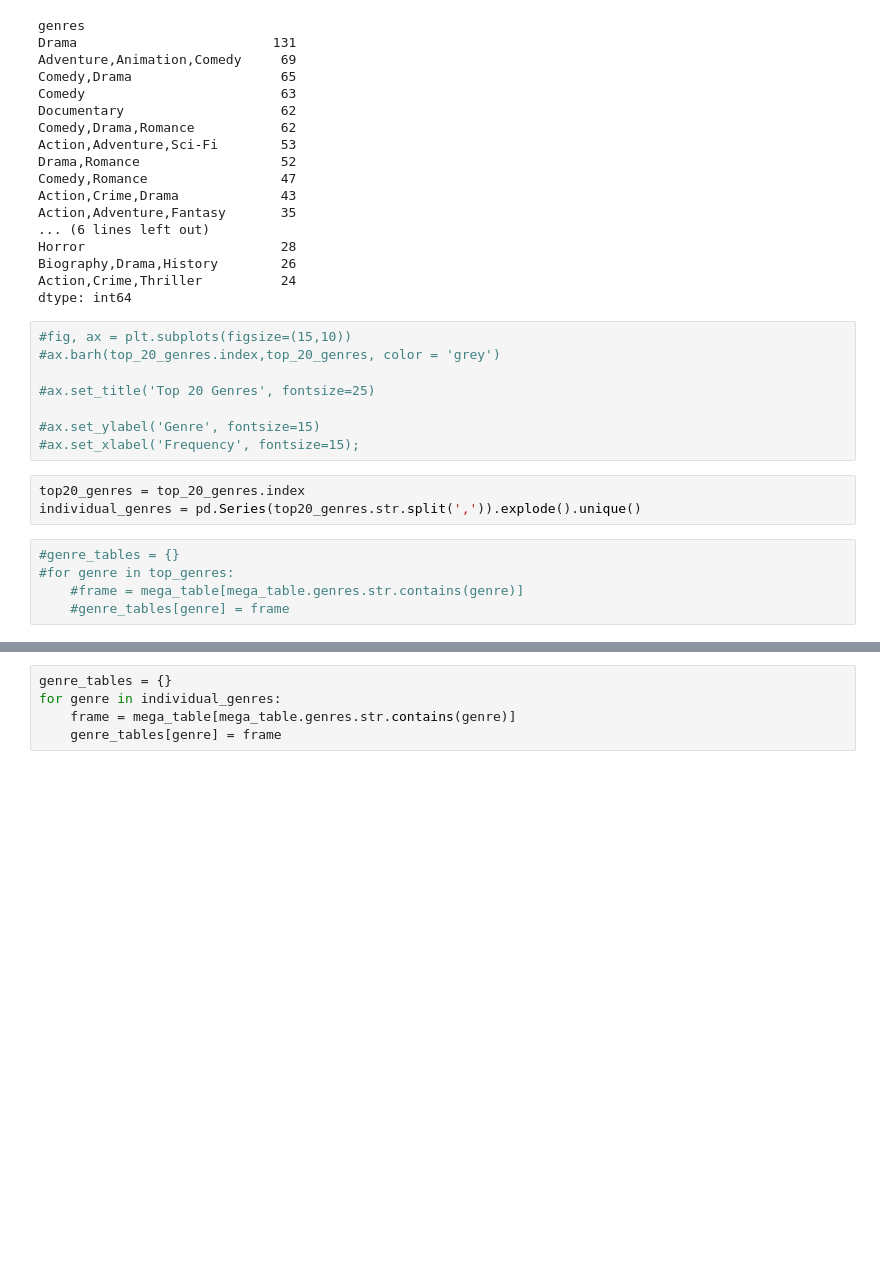
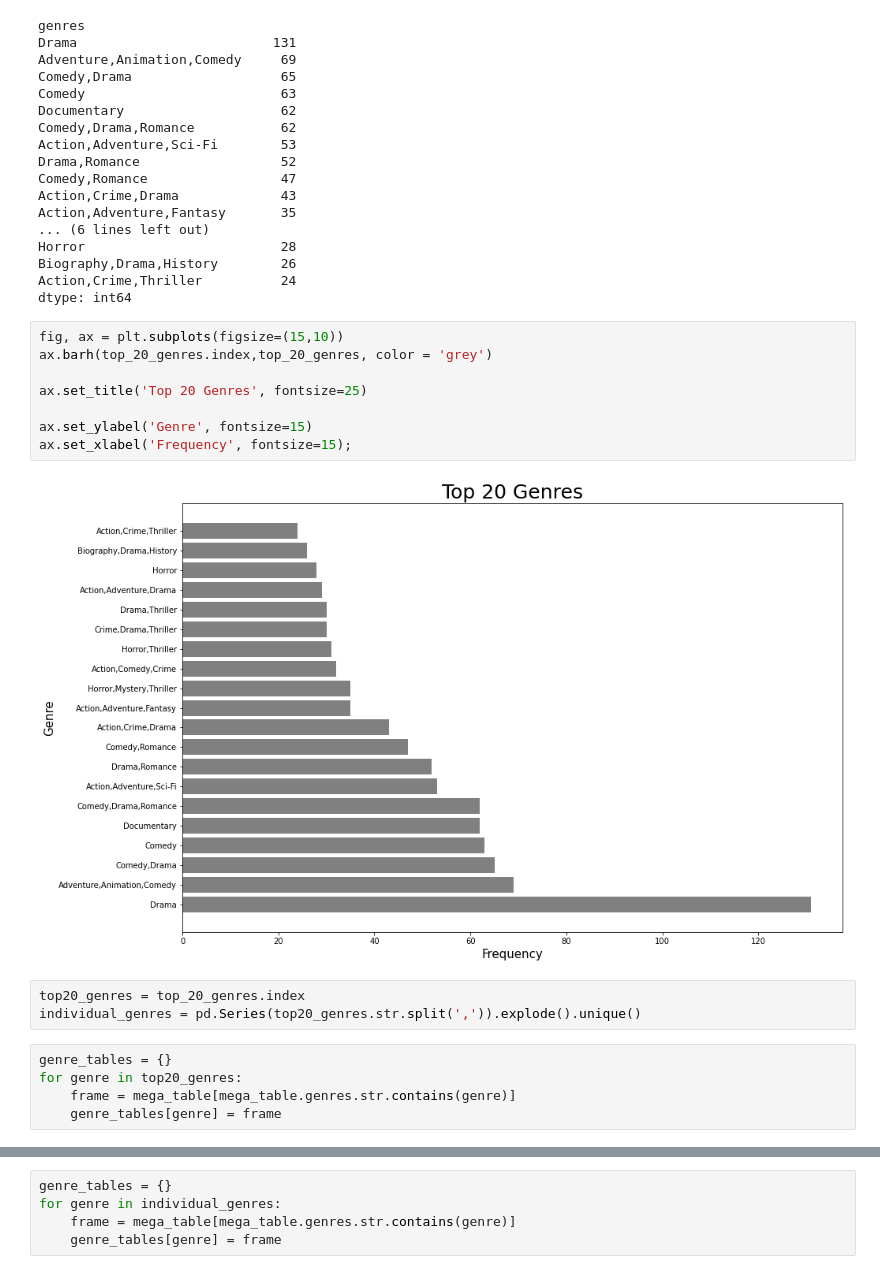
Before and after one commit to EmmaChoate/microsoft_movie_analysis, a Jupyter notebook: data/zippedData/Project 1 Data.ipynb, the cells around one changed output, grey strips where cells are left out. Saved outputs shown, nothing was run; the diff lists cells and outputs as text; blank space fills up the shorter version.

```diff
--- a/data/zippedData/Project 1 Data.ipynb
+++ b/data/zippedData/Project 1 Data.ipynb
@@ -384,19 +384,21 @@ Biography,Drama,History        26
 Action,Crime,Thriller          24
 dtype: int64
 # %%
-#fig, ax = plt.subplots(figsize=(15,10))
-#ax.barh(top_20_genres.index,top_20_genres, color = 'grey')
+fig, ax = plt.subplots(figsize=(15,10))
+ax.barh(top_20_genres.index,top_20_genres, color = 'grey')
 
-#ax.set_title('Top 20 Genres', fontsize=25)
+ax.set_title('Top 20 Genres', fontsize=25)
 
-#ax.set_ylabel('Genre', fontsize=15)
-#ax.set_xlabel('Frequency', fontsize=15);
+ax.set_ylabel('Genre', fontsize=15)
+ax.set_xlabel('Frequency', fontsize=15);
+# %% [output]
+[figure, added]
 # %%
 top20_genres = top_20_genres.index
 individual_genres = pd.Series(top20_genres.str.split(',')).explode().unique()
 # %%
-#genre_tables = {}
-#for genre in top_genres:
-    #frame = mega_table[mega_table.genres.str.contains(genre)]
-    #genre_tables[genre] = frame
+genre_tables = {}
+for genre in top20_genres:
+    frame = mega_table[mega_table.genres.str.contains(genre)]
+    genre_tables[genre] = frame
 # %%
```
Also changed, not shown: parts of 20 cells of this notebook, 3 other files.
